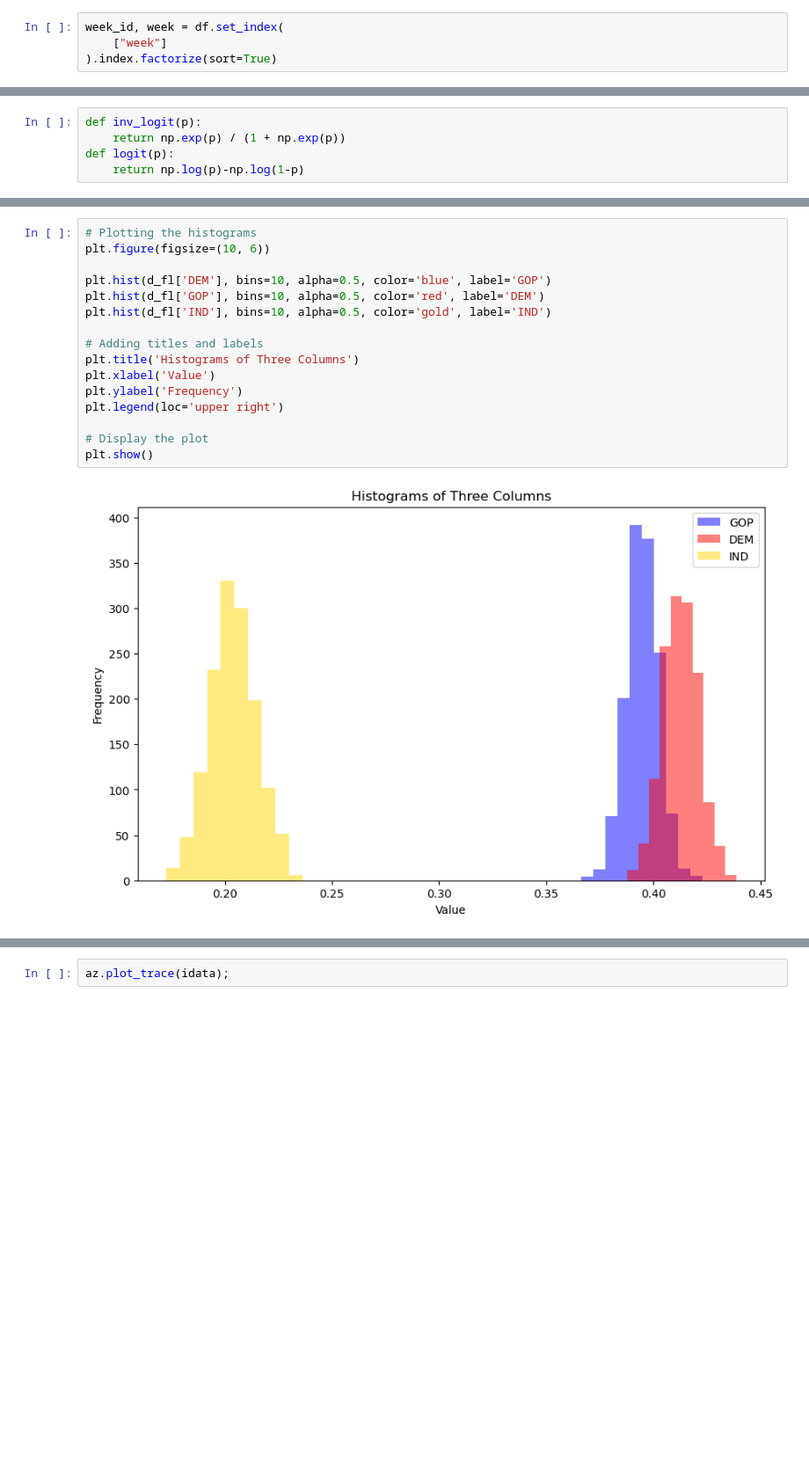
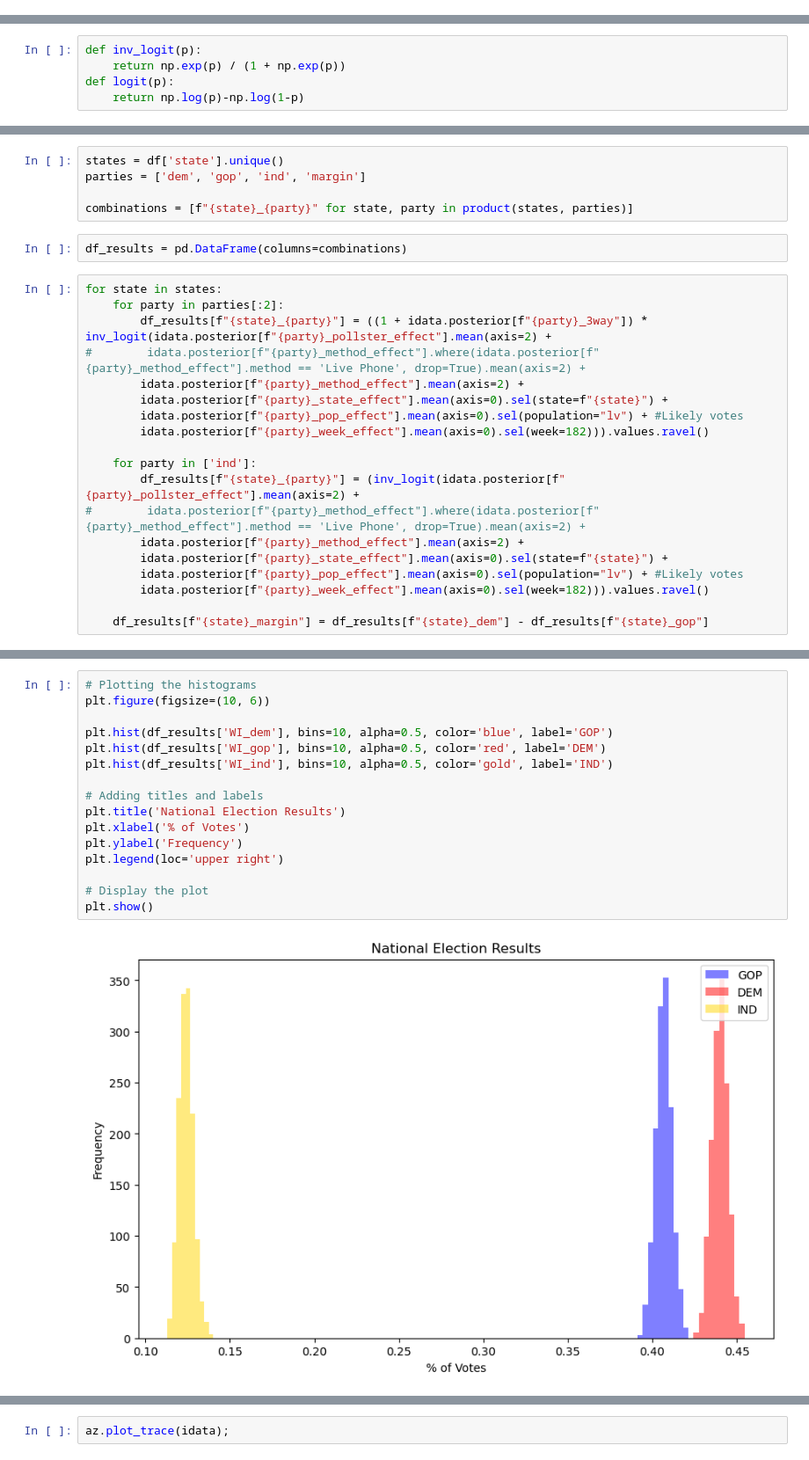
Before and after one commit to andrewpwalters/US-Presidential-Fundamentals, a Jupyter notebook: Notebooks/Polling Model - United States.ipynb, the cells around one changed output, grey strips where cells are left out. Shown at 88% size. Drawn from its saved outputs; the diff is of its cells as text; blank space fills up the shorter version.

```diff
--- a/Notebooks/Polling Model - United States.ipynb
+++ b/Notebooks/Polling Model - United States.ipynb
@@ -446,7 +455,3 @@ df
-# %%
-week_id, week = df.set_index(
-    ["week"]
-).index.factorize(sort=True)
 # %%
 week_id, week = df.set_index(
     ["week"]
@@ -659,3 +583,29 @@ d_fl['Margin'] = d_fl['DEM'] - d_fl['GOP']
+# %%
+states = df['state'].unique()
+parties = ['dem', 'gop', 'ind', 'margin']
+
+combinations = [f"{state}_{party}" for state, party in product(states, parties)]
+# %%
+df_results = pd.DataFrame(columns=combinations)
+# %%
+for state in states:
+    for party in parties[:2]:
+        df_results[f"{state}_{party}"] = ((1 + idata.posterior[f"{party}_3way"]) * inv_logit(idata.posterior[f"{party}_pollster_effect"].mean(axis=2) +
+#        idata.posterior[f"{party}_method_effect"].where(idata.posterior[f"{party}_method_effect"].method == 'Live Phone', drop=True).mean(axis=2) +
+        idata.posterior[f"{party}_method_effect"].mean(axis=2) +
+        idata.posterior[f"{party}_state_effect"].mean(axis=0).sel(state=f"{state}") +
+        idata.posterior[f"{party}_pop_effect"].mean(axis=0).sel(population="lv") + #Likely votes
+        idata.posterior[f"{party}_week_effect"].mean(axis=0).sel(week=182))).values.ravel()
+
+    for party in ['ind']:
+        df_results[f"{state}_{party}"] = (inv_logit(idata.posterior[f"{party}_pollster_effect"].mean(axis=2) +
+#        idata.posterior[f"{party}_method_effect"].where(idata.posterior[f"{party}_method_effect"].method == 'Live Phone', drop=True).mean(axis=2) +
+        idata.posterior[f"{party}_method_effect"].mean(axis=2) +
+        idata.posterior[f"{party}_state_effect"].mean(axis=0).sel(state=f"{state}") +
+        idata.posterior[f"{party}_pop_effect"].mean(axis=0).sel(population="lv") + #Likely votes
+        idata.posterior[f"{party}_week_effect"].mean(axis=0).sel(week=182))).values.ravel()
+
+    df_results[f"{state}_margin"] = df_results[f"{state}_dem"] - df_results[f"{state}_gop"]
 # %%
 # Plotting the histograms
 plt.figure(figsize=(10, 6))
@@ -687,18 +636,18 @@ plt.show()
 # %%
 # Plotting the histograms
 plt.figure(figsize=(10, 6))
 
-plt.hist(d_fl['DEM'], bins=10, alpha=0.5, color='blue', label='GOP')
-plt.hist(d_fl['GOP'], bins=10, alpha=0.5, color='red', label='DEM')
-plt.hist(d_fl['IND'], bins=10, alpha=0.5, color='gold', label='IND')
+plt.hist(df_results['WI_dem'], bins=10, alpha=0.5, color='blue', label='GOP')
+plt.hist(df_results['WI_gop'], bins=10, alpha=0.5, color='red', label='DEM')
+plt.hist(df_results['WI_ind'], bins=10, alpha=0.5, color='gold', label='IND')
 
 # Adding titles and labels
-plt.title('Histograms of Three Columns')
-plt.xlabel('Value')
+plt.title('National Election Results')
+plt.xlabel('% of Votes')
 plt.ylabel('Frequency')
 plt.legend(loc='upper right')
 
 # Display the plot
 plt.show()
 # %% [output]
-[figure, old version]
+[figure, new version]
```
Also changed, not shown: parts of 33 cells of this notebook, 1 other file.
